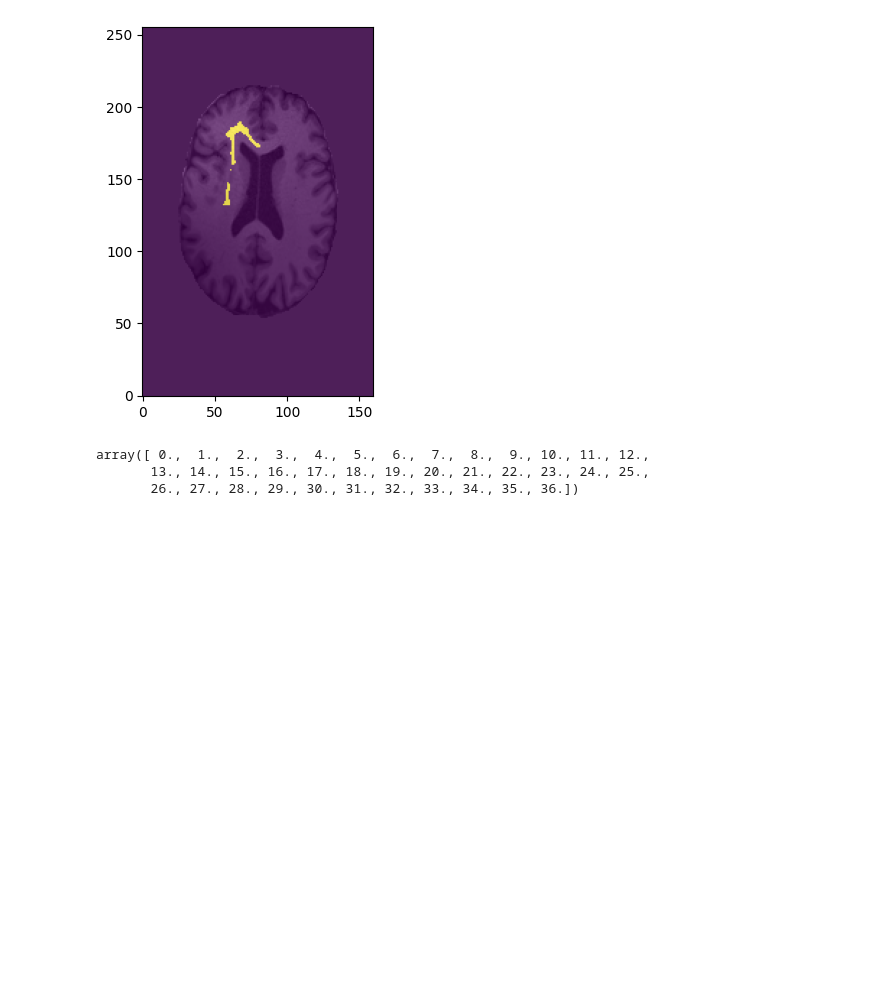
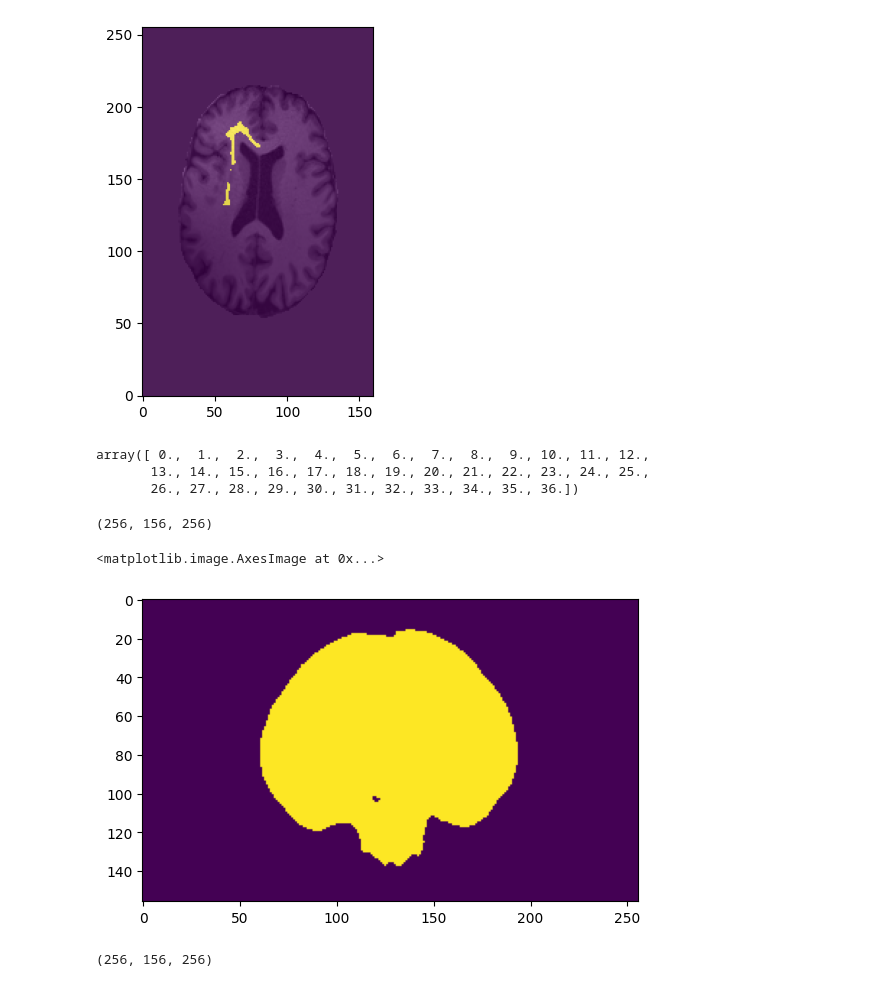
Before and after one commit to BenjaminPhi5/auto-wmh-bullseye-parc, a Jupyter notebook: wmhparc/testing.ipynb, the cells around one changed output. Cells and saved outputs as stored; diff of their text form; code cells hidden in the pictures; blank space fills up the shorter version.

```diff
--- a/wmhparc/testing.ipynb
+++ b/wmhparc/testing.ipynb
@@ -160,3 +179,14 @@ np.unique(lobe_atlas)
 array([ 0.,  1.,  2.,  3.,  4.,  5.,  6.,  7.,  8.,  9., 10., 11., 12.,
        13., 14., 15., 16., 17., 18., 19., 20., 21., 22., 23., 24., 25.,
        26., 27., 28., 29., 30., 31., 32., 33., 34., 35., 36.])
+# %%
+ssm = load_image("/home/s2208943/projects/twaibrain/twaibrain/brainpreprep/atlas_templates/atlas_image/template_73y_synthstripmask.nii.gz")
+# %%
+ssm.shape
+# %% [output]
+(256, 156, 256)
+# %%
+plt.imshow(ssm[128])
+# %% [output]
+<matplotlib.image.AxesImage at 0x...>
+[figure, added]
@@ -162,0 +195,4 @@ array([ 0.,  1.,  2.,  3.,  4.,  5.,  6.,  7.,  8.,  9., 10., 11., 12.,
+# %%
+t.shape
+# %% [output]
+(256, 156, 256)
```
Also changed, not shown: parts of 5 cells of this notebook, 1 other file.
